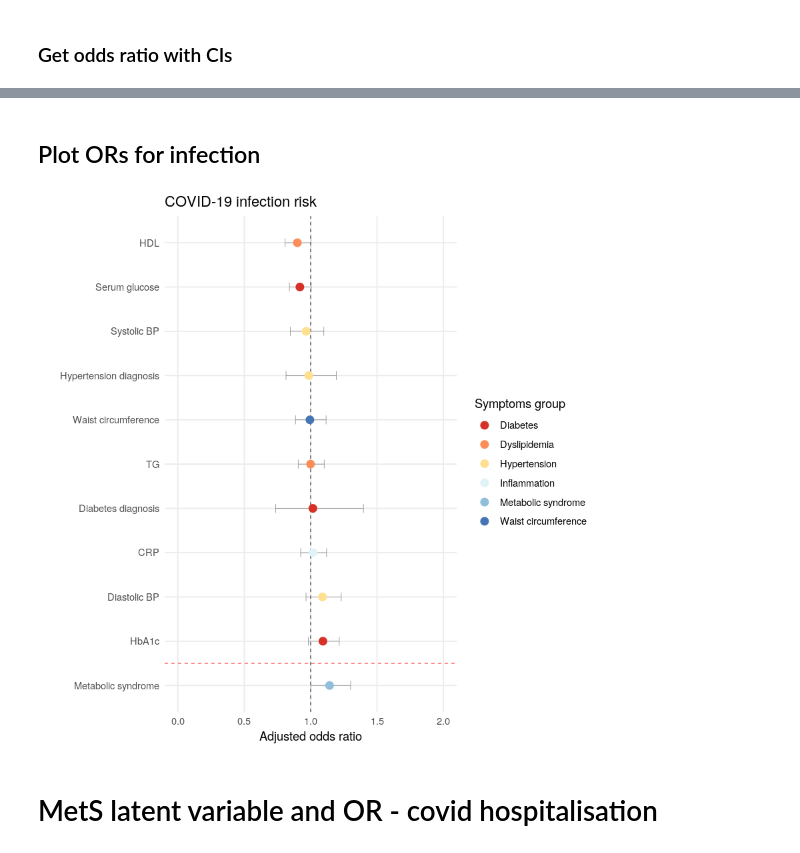
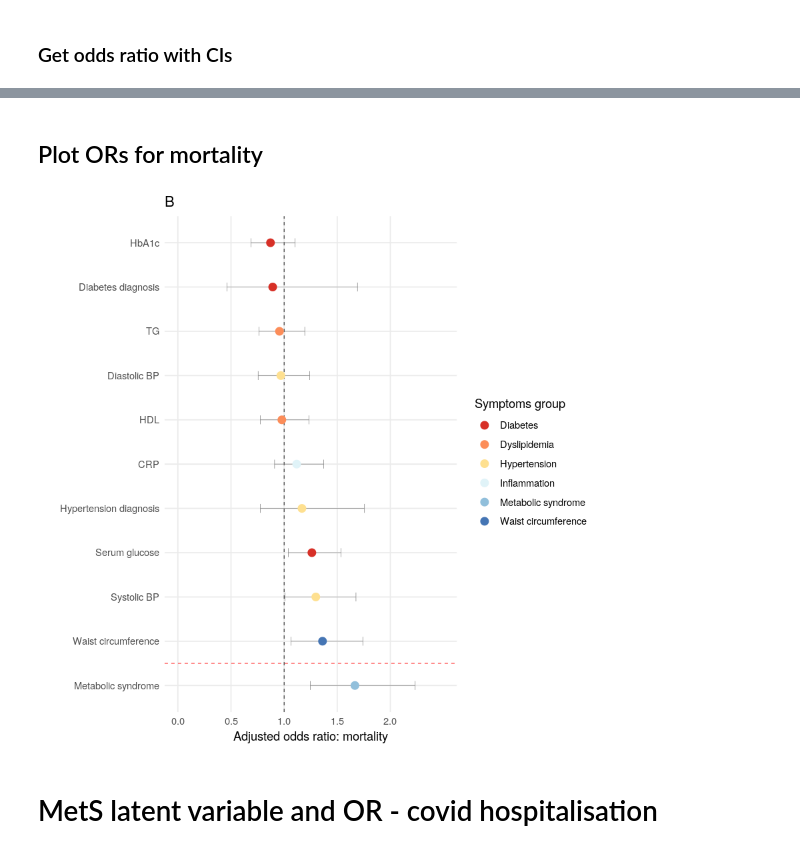
Before and after one commit to FilipMorys/COVID_MetS, a Jupyter notebook: COVID.ipynb, the cells around one changed output, grey strips where cells are left out. Drawn from its saved outputs; the diff is of its cells as text; code cells hidden in the pictures.

Commit message:
Updated with mortality data

```diff
--- a/COVID.ipynb
+++ b/COVID.ipynb
@@ -296,6 +478,6 @@ Number of Fisher Scoring iterations: 12
 # %% [markdown]
 ### Get odds ratio with CIs
 # %%
-ORs_MetS=exp(cbind(coef(metsinf_logit), confint(metsinf_logit)))
+(ORs_MetS=exp(cbind(coef(metsinf_logit), confint(metsinf_logit)))  )
 # %% [output]
 Waiting for profiling to be done...
@@ -338,18 +522,18 @@ Warning message:
 # %% [markdown]
-## Plot ORs for infection
+## Plot ORs for mortality
 # %%
 library(wesanderson)
 library(ggplot2)
 
-ORs_infection=data.frame(ORs_infection)
-ORs_infection$names <- rownames(ORs_infection)
-ORs_infection=ORs_infection[3:12,]
-ORs_infection$names=factor(ORs_infection$names, ordered=T)
-ORs_infection$names=c('Systolic BP','Diastolic BP','Hypertension diagnosis','Serum glucose','HbA1c',
+ORs_mortality=data.frame(ORs_mortality)
+ORs_mortality$names <- rownames(ORs_mortality)
+ORs_mortality=ORs_mortality[3:12,]
+ORs_mortality$names=factor(ORs_mortality$names, ordered=T)
+ORs_mortality$names=c('Systolic BP','Diastolic BP','Hypertension diagnosis','Serum glucose','HbA1c',
                      'Diabetes diagnosis', 'HDL','TG','CRP','Waist circumference')
 
 
-ORs_infection$Symptomsgroup=c('Hypertension','Hypertension','Hypertension','Diabetes',
+ORs_mortality$Symptomsgroup=c('Hypertension','Hypertension','Hypertension','Diabetes',
                       'Diabetes','Diabetes','Dyslipidemia','Dyslipidemia','Inflammation','Waist circumference')
 # %%
 ORs_MetS=data.frame(ORs_MetS)
@@ -359,34 +543,34 @@ ORs_MetS=ORs_MetS[3,]
 ORs_MetS$names=c('Metabolic syndrome')
 ORs_MetS$Symptomsgroup=c('Metabolic syndrome')
 
-ORs_infection=rbind(ORs_infection, ORs_MetS)
+ORs_mortality=rbind(ORs_mortality, ORs_MetS)
 # %%
-(p <- ggplot(ORs_infection, aes(x = (V1), y = reorder(names, -V1))) +
+(p_death <- ggplot(ORs_mortality, aes(x = (V1), y = reorder(names, -V1))) +
     geom_vline(aes(xintercept = 1), size = .25, linetype = "dashed") +
     geom_errorbarh(aes(xmax = X97.5.., xmin = X2.5..), size = 0.2, height = 0.2, color = "gray50") +
     geom_point(size = 3, aes(color = Symptomsgroup)) +
     scale_x_continuous(breaks = c(0,0.5,1,1.5,2),
-                       limits = c(0,2)) +
+                       limits = c(0,2.5)) +
     theme_minimal() +
     theme(panel.grid.minor = element_blank()) +
     ylab("") +
-    xlab("Adjusted odds ratio") +
-    ggtitle("COVID-19 infection risk") +
+    xlab("Adjusted odds ratio: mortality") +
+    ggtitle("B") +
     scale_color_brewer(palette="RdYlBu", name='Symptoms group') +
     geom_hline(aes(yintercept = 1.5), size = .25, color='red', linetype='dashed')
  )
 
-ggsave('/dagher/dagher11/filip/COVID/COVID_infection.tiff',
-  plot = p,
+ggsave('/dagher/dagher11/filip/COVID/COVID_mortality.tiff',
+  plot = p_death,
   device = 'tiff',
   scale = 1,
   width = 15,
   height = 10,
   units = 'cm',
   dpi = 300
 )
 # %% [output]
-[figure, old version]
+[figure, new version]
 # %% [markdown]
 # MetS latent variable and OR - covid hospitalisation
 # %%
```
Also changed, not shown: parts of 32 cells of this notebook.
